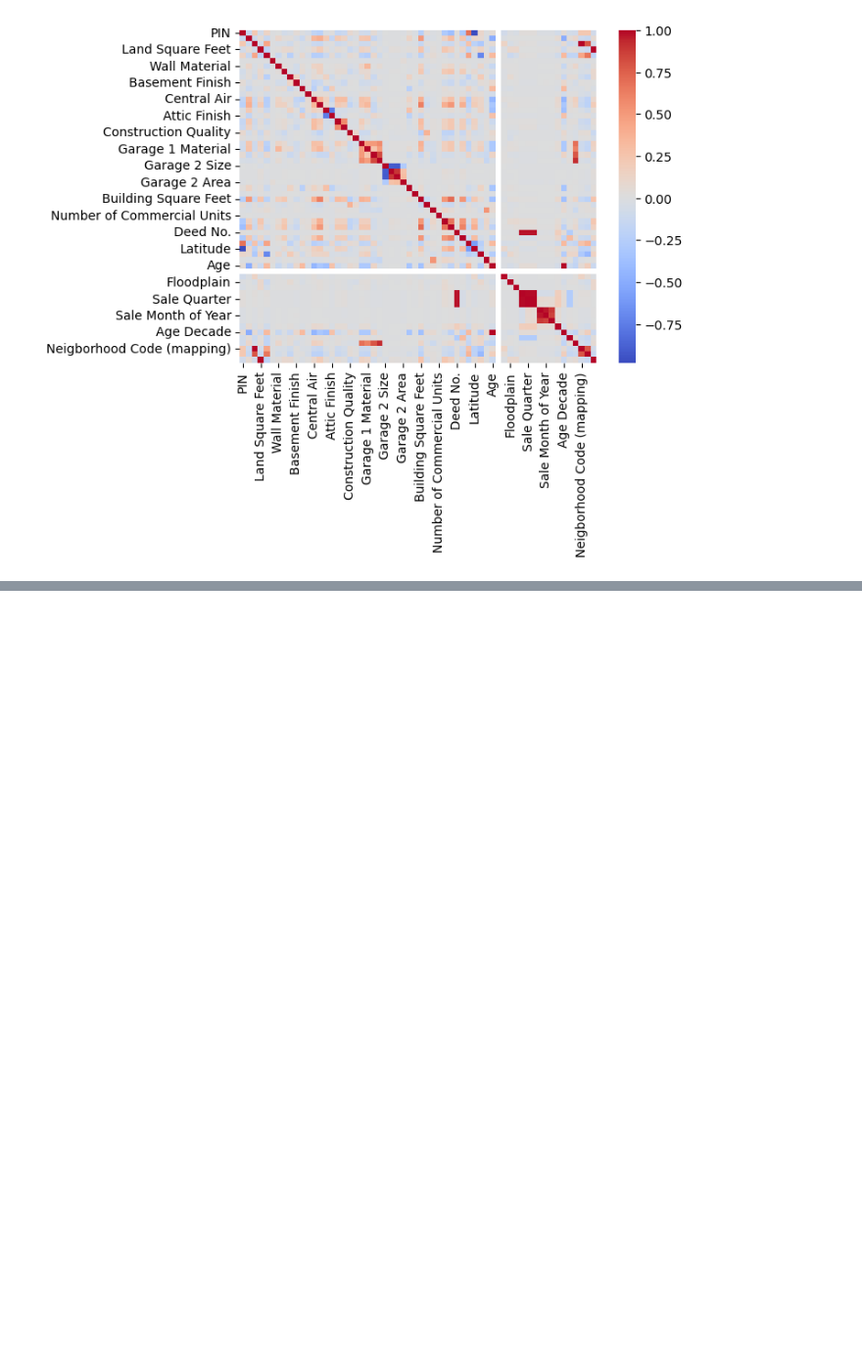
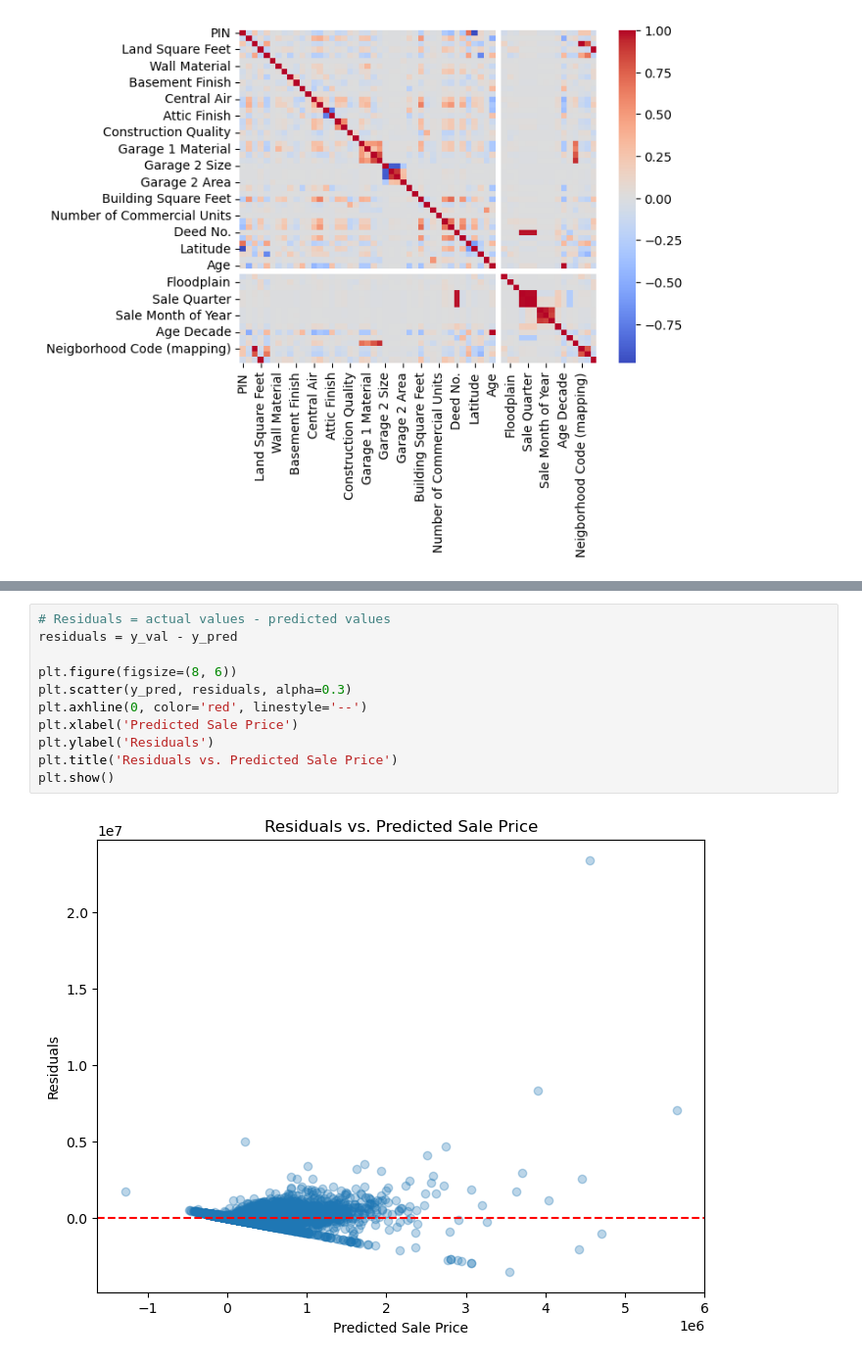
Before and after one commit to rkardoes/DataMiningColab, a Jupyter notebook: Main.ipynb, the cells around one changed output, grey strips where cells are left out. Shown at 98% size. Saved outputs shown, nothing was run; the diff lists cells and outputs as text; blank space fills up the shorter version.

```diff
--- a/Main.ipynb
+++ b/Main.ipynb
@@ -294,0 +325,13 @@ ValueError: could not convert string to float: 'SF'
+# %%
+# Residuals = actual values - predicted values
+residuals = y_val - y_pred
+
+plt.figure(figsize=(8, 6))
+plt.scatter(y_pred, residuals, alpha=0.3)
+plt.axhline(0, color='red', linestyle='--')
+plt.xlabel('Predicted Sale Price')
+plt.ylabel('Residuals')
+plt.title('Residuals vs. Predicted Sale Price')
+plt.show()
+# %% [output]
+[figure, added]
```
Also changed, not shown: parts of 9 cells of this notebook.
